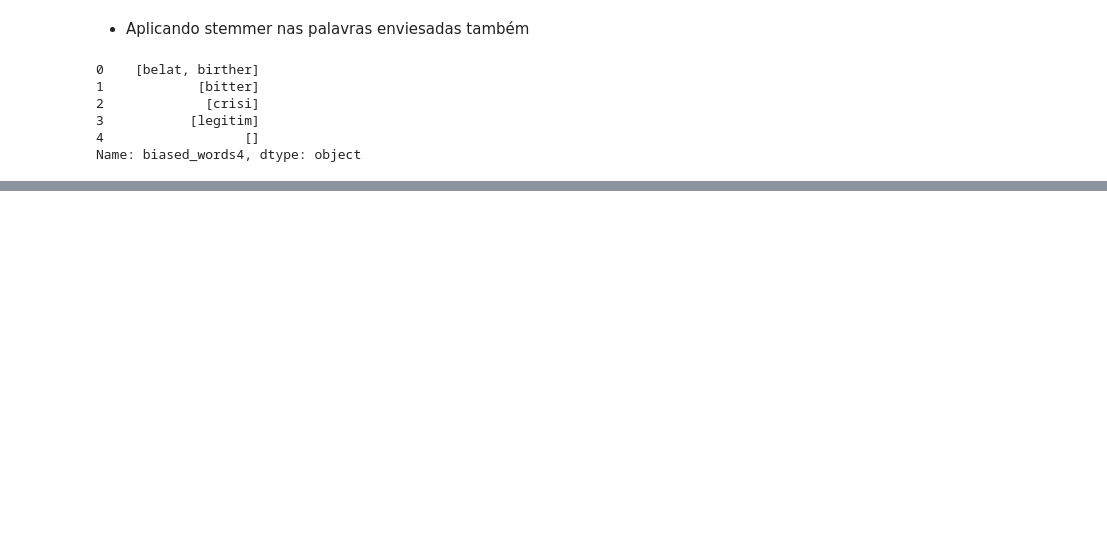
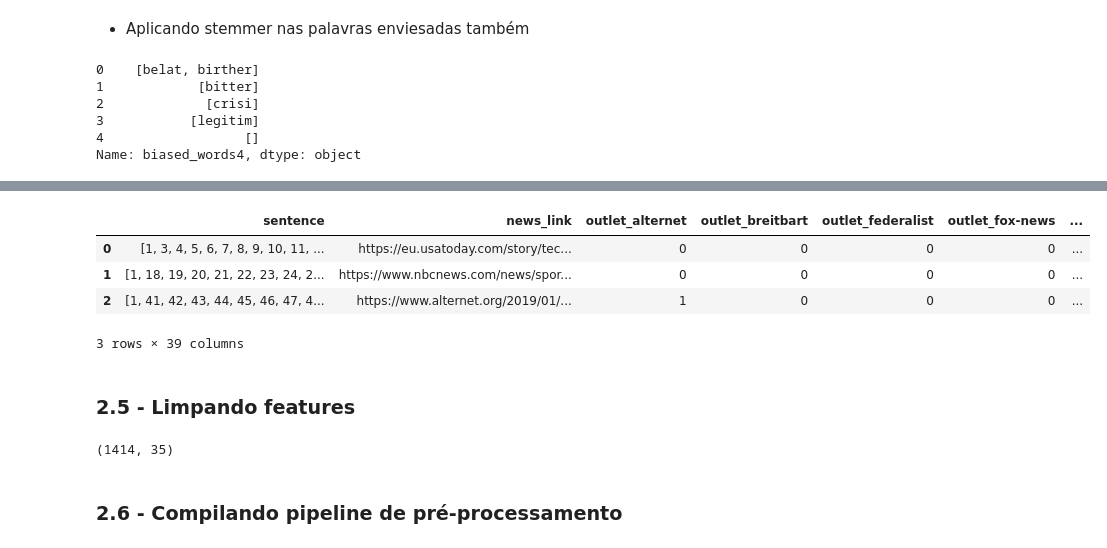
Before and after one commit to RuasGAR/text-bias-detection, a Jupyter notebook: code/network.ipynb, the cells around one changed output, grey strips where cells are left out. Drawn from its saved outputs; the diff is of its cells as text; code cells hidden in the pictures; blank space fills up the shorter version.

```diff
--- a/code/network.ipynb
+++ b/code/network.ipynb
@@ -168,0 +268,11 @@ Name: biased_words4, dtype: object
+# %%
+df_copy = cats_to_one_hot(df_copy, column_names=['topic','outlet','type','Label_bias','Label_opinion'])
+df_copy.head(3)
+# %% [output]
+|  | sentence | news_link | outlet_alternet | outlet_breitbart | outlet_federalist | outlet_fox-news | ... |
+| 0 | [1, 3, 4, 5, 6, 7, 8, 9, 10, 11, ... | https://eu.usatoday.com/story/tec... | 0 | 0 | 0 | 0 | ... |
+| 1 | [1, 18, 19, 20, 21, 22, 23, 24, 2... | https://www.nbcnews.com/news/spor... | 0 | 0 | 0 | 0 | ... |
+| 2 | [1, 41, 42, 43, 44, 45, 46, 47, 4... | https://www.alternet.org/2019/01/... | 1 | 0 | 0 | 0 | ... |
+3 rows × 39 columns
+# %% [markdown]
+### 2.5 - Limpando features
@@ -168,0 +282,8 @@ Name: biased_words4, dtype: object
+# %%
+df_copy = drop_columns(df_copy,column_names=['news_link','group_id','article','full_article'])
+df_copy.head(1)
+df_copy.shape
+# %% [output]
+(1414, 35)
+# %% [markdown]
+### 2.6 - Compilando pipeline de pré-processamento
```
Also changed, not shown: parts of 48 cells of this notebook.
